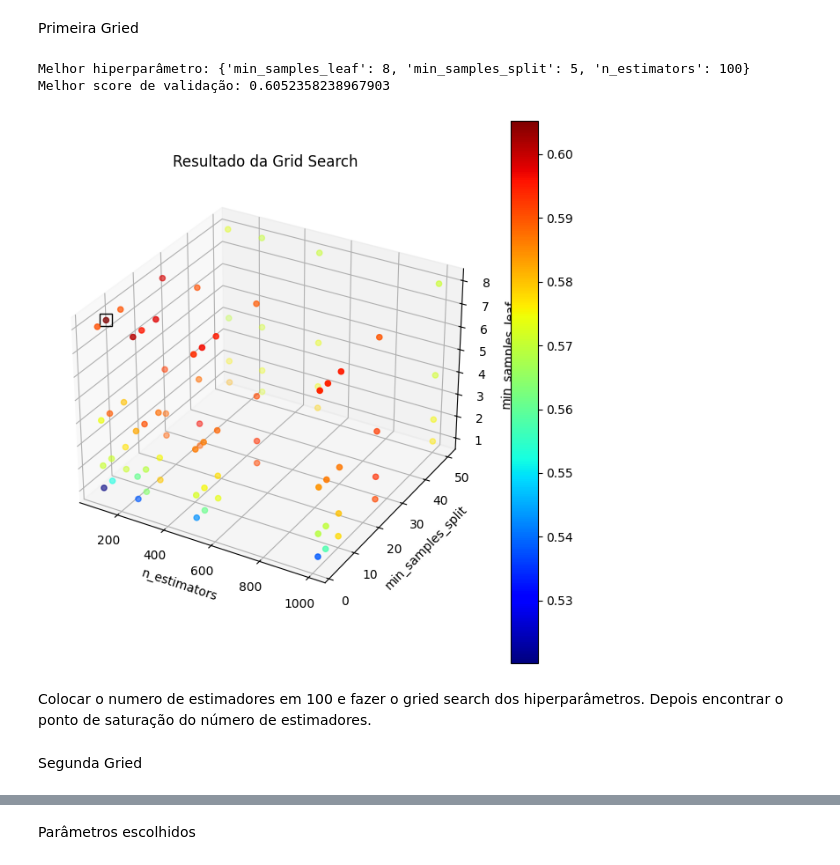
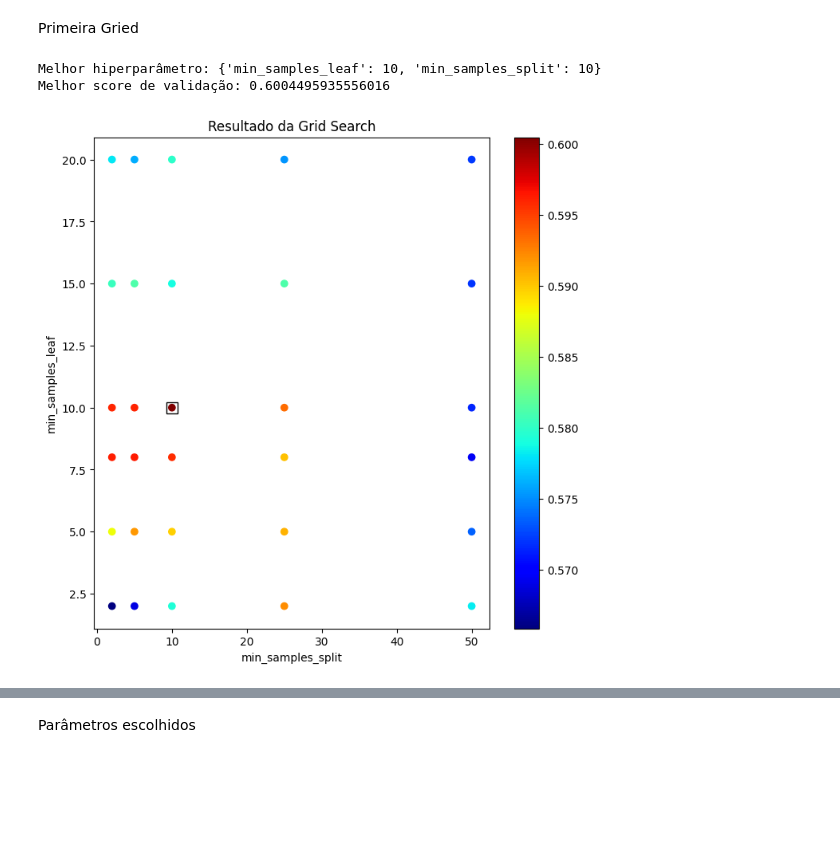
Before and after one commit to c-mmonteiro/t2-aprendizado, a Jupyter notebook: trabalho.ipynb, the cells around one changed output, grey strips where cells are left out. Saved outputs shown, nothing was run; the diff lists cells and outputs as text; code cells hidden in the pictures; blank space fills up the shorter version.

```diff
--- a/trabalho.ipynb
+++ b/trabalho.ipynb
@@ -411,0 +371,25 @@ Melhor score de validação: 0.4531484411632003
+# %%
+len_batch = len(batch_size_list)
+len_lr = len(learning_rate_list)
+
+plt.figure(figsize=(3 * len_lr, 5 * len_batch))
+
+for idx_batch, batch_size in enumerate(batch_size_list):
+    for idx_lr, lr in enumerate(learning_rate_list):
+        model = models_list[idx_batch][idx_lr]
+
+        history = model.history.history
+        metrics = [m for m in history.keys() if not (m == 'loss' or m.startswith('val_') or m.startswith('Unnamed'))]
+
+        plt.subplot(len_lr, len_batch, idx_lr * len_batch + idx_batch + 1)
+
+        plt.plot(history[metrics[0]], '.-', label='Train ' + metrics[0])
+        plt.xlabel('Epochs');
+        if 'val_' + metrics[0] in history.keys():
+            v = list(history['val_' + metrics[0]])
+            plt.plot(v, '.-', label='Val ' + metrics[0])
+            plt.title(f"{v[-1]:.1%} | {batch_size} | {lr:.1e}");
+        plt.legend();
+        plt.grid();
+
+plt.tight_layout
@@ -494,7 +516,7 @@ param_grid = {'max_depth' : [5],
 def grid_search_holdout_RF(param_grid, X_train, y_train, X_val, y_val):
   val_index = [-1]*len(X_train) + [0]*len(X_val)
 
-  model = GridSearchCV(RandomForestRegressor(), param_grid,
+  model = GridSearchCV(RandomForestRegressor(n_estimators=500), param_grid,
           refit=False, cv=PredefinedSplit(val_index))
 
   model.fit(np.r_[X_train, X_val], np.r_[y_train, y_val])
@@ -503,41 +525,32 @@ def grid_search_holdout_RF(param_grid, X_train, y_train, X_val, y_val):
 # %%
 def plot_grid_search_RF(model_rf):
         fig = plt.figure(figsize=(8, 8))
-        ax = fig.add_subplot(projection='3d')
 
 
-        scatter = ax.scatter(model_rf.cv_results_['param_n_estimators'],
-                        model_rf.cv_results_['param_min_samples_split'],
+        scatter = plt.scatter(model_rf.cv_results_['param_min_samples_split'],
                         model_rf.cv_results_['param_min_samples_leaf'],
                         c=model_rf.cv_results_['mean_test_score'], cmap='jet')
-        ax.plot(model_rf.best_params_['n_estimators'],
-                model_rf.best_params_['min_samples_split'],
+        plt.plot(model_rf.best_params_['min_samples_split'],
                 model_rf.best_params_['min_samples_leaf'],
                 'ks', mfc='none', markersize=10)
 
         plt.title('Resultado da Grid Search')
-        plt.xlabel('n_estimators')
-        plt.ylabel('min_samples_split')
-        ax.set_zlabel('min_samples_leaf')
+        plt.xlabel('min_samples_split')
+        plt.ylabel('min_samples_leaf')
         fig.colorbar(scatter)
         plt.show()
 # %% [markdown]
 Primeira Gried
 # %%
-param_grid = {'n_estimators' : [100,250,500,1000],
-              'min_samples_split' : [2, 5, 10, 25, 50],
-              'min_samples_leaf' : np.logspace(0, 3, 4, base=2).astype(int)}
+param_grid = {'min_samples_split' : [2, 5, 10, 25, 50],
+              'min_samples_leaf' : [2, 5, 8, 10, 15, 20]}
 
 model_rf  = grid_search_holdout_RF(param_grid, X_train, y_train, X_val, y_val)
 
 print(f'Melhor hiperparâmetro: {model_rf.best_params_}')
 print(f'Melhor score de validação: {model_rf.best_score_}')
 plot_grid_search_RF(model_rf)
 # %% [output]
-Melhor hiperparâmetro: {'min_samples_leaf': 8, 'min_samples_split': 5, 'n_estimators': 100}
-Melhor score de validação: 0.6052358238967903
+Melhor hiperparâmetro: {'min_samples_leaf': 10, 'min_samples_split': 10}
+Melhor score de validação: 0.6004495935556016
-[figure, old version]
+[figure, new version]
-# %% [markdown]
-Colocar o numero de estimadores em 100 e fazer o gried search dos hiperparâmetros. Depois encontrar o ponto de saturação do número de estimadores.
-# %% [markdown]
-Segunda Gried
```
Also changed, not shown: parts of 42 cells of this notebook.
